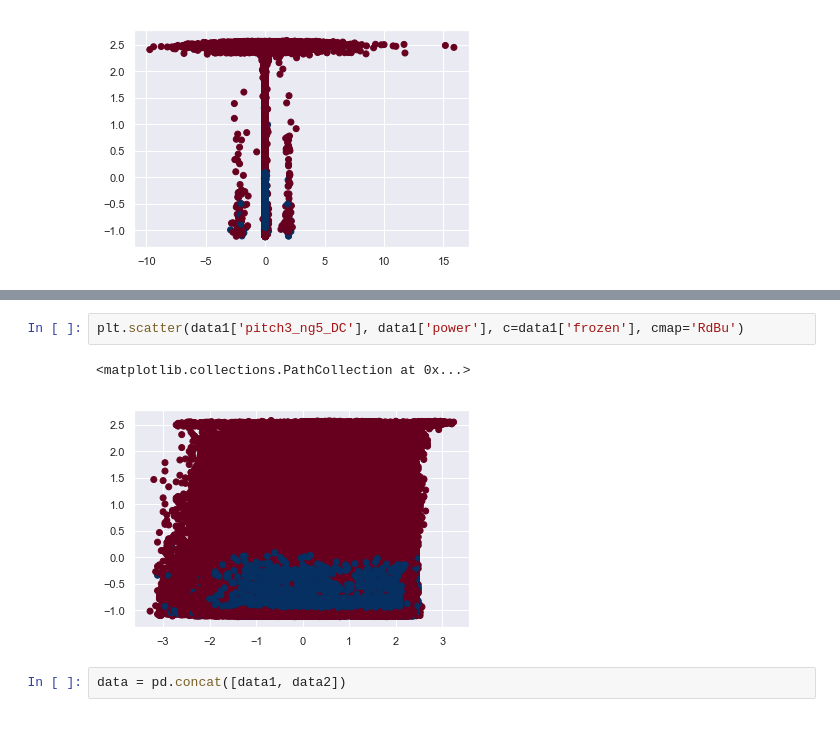
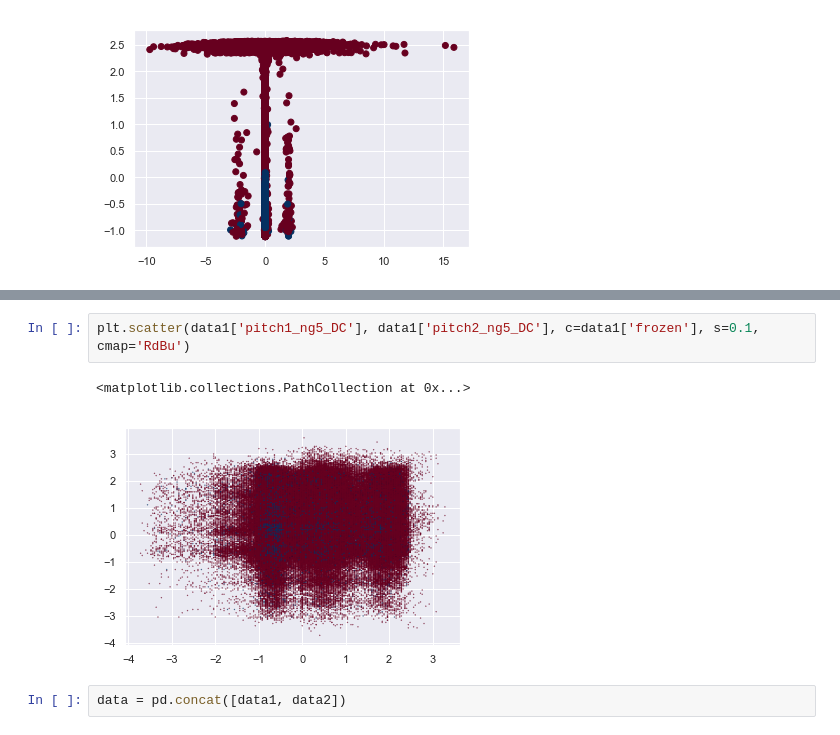
Before and after one commit to XinArkh/Industrial_BigData_Competition_2017, a Jupyter notebook: Script.ipynb, the cells around one changed output, grey strips where cells are left out. Drawn from its saved outputs; the diff is of its cells as text.

```diff
--- a/Script.ipynb
+++ b/Script.ipynb
@@ -56,8 +85,8 @@ plt.scatter(data1['pitch1_speed'], data1['power'], c=data1['frozen'], cmap='RdBu
 # %%
-plt.scatter(data1['pitch3_ng5_DC'], data1['power'], c=data1['frozen'], cmap='RdBu')
+plt.scatter(data1['pitch1_ng5_DC'], data1['pitch2_ng5_DC'], c=data1['frozen'], s=0.1, cmap='RdBu')
 # %% [output]
 <matplotlib.collections.PathCollection at 0x...>
-[figure, old version]
+[figure, new version]
 # %%
 data = pd.concat([data1, data2])
 # %%
```
Also changed, not shown: parts of 6 cells of this notebook, 6 other files.
